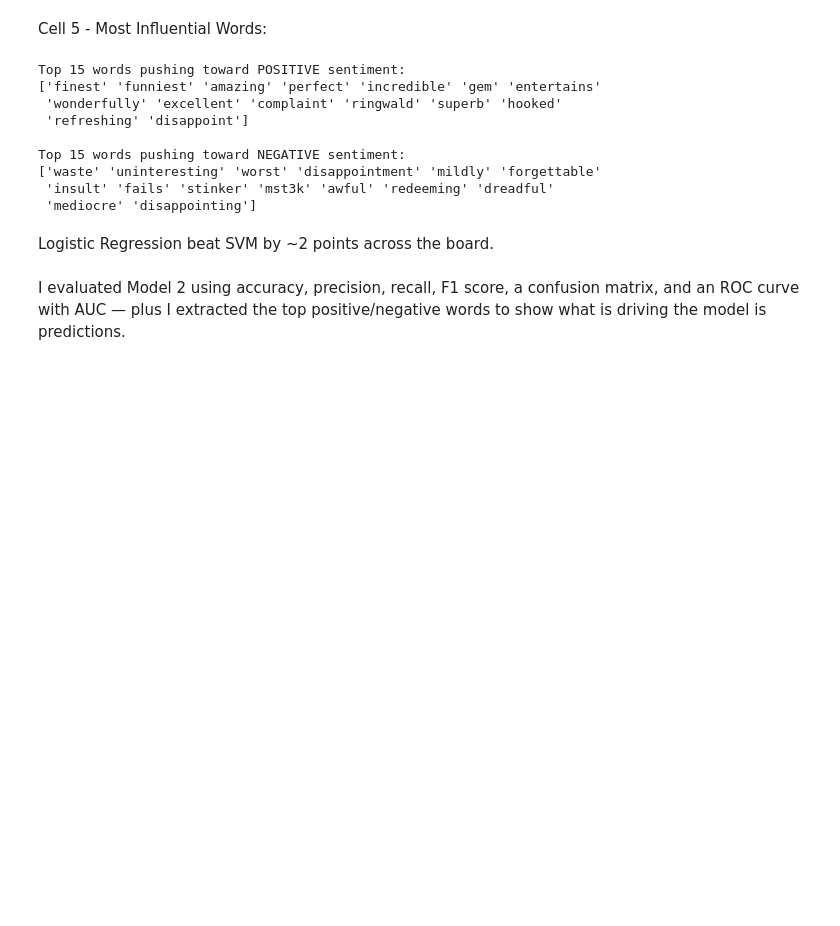
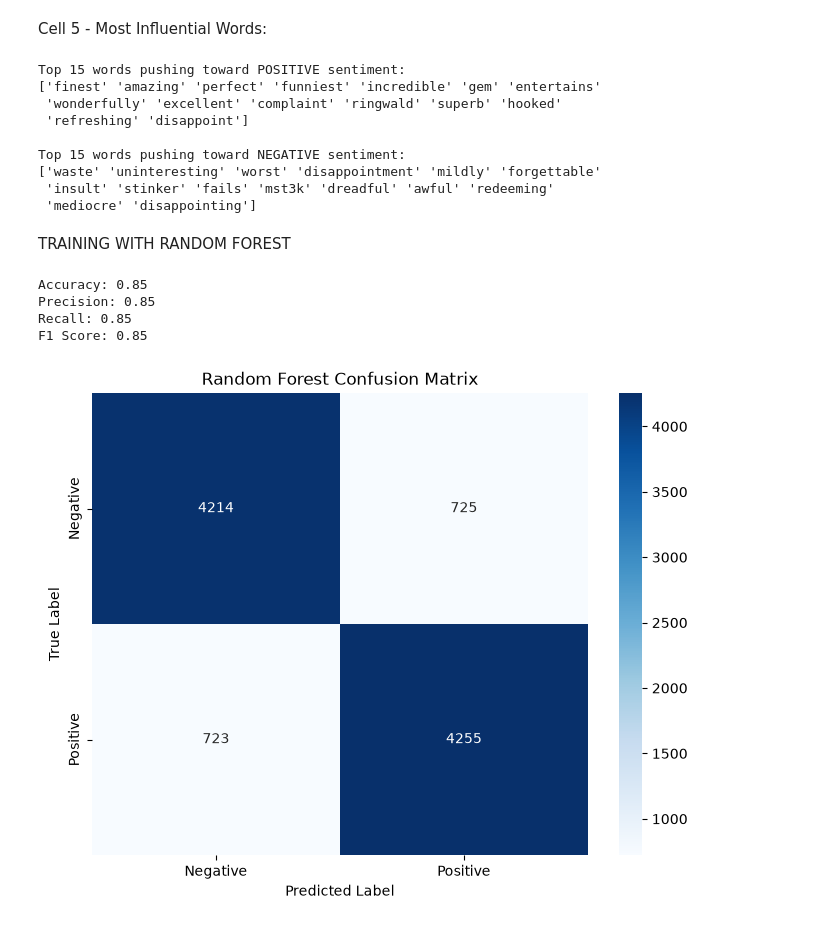
Before and after one commit to davidadeyi101-code/Capstone-project, a Jupyter notebook: notebook/sentiment_analyzer.ipynb, the cells around one changed output. Saved outputs shown, nothing was run; the diff lists cells and outputs as text; code cells hidden in the pictures; blank space fills up the shorter version.

Commit message:
Complete model

```diff
--- a/notebook/sentiment_analyzer.ipynb
+++ b/notebook/sentiment_analyzer.ipynb
@@ -106,13 +108,9 @@ X_test_vectorized = vectorizer.transform(X_test)
 # %%
 from sklearn.svm import LinearSVC
 # %%
-model = LinearSVC()
+svc_model = LinearSVC()
-# %%
-from sklearn.model_selection import train_test_split
-
-X_train, X_test, y_train, y_test= train_test_split(X, y, test_size=0.2, random_state=42)
 # %%
-model.fit(X_train_vectorized, y_train)
+svc_model.fit(X_train_vectorized, y_train)
 # %% [output]
 LinearSVC()
 # %%
@@ -285,15 +282,58 @@ print("\nTop 15 words pushing toward NEGATIVE sentiment:")
 print(feature_names[top_negative])
 # %% [output]
 Top 15 words pushing toward POSITIVE sentiment:
-['finest' 'funniest' 'amazing' 'perfect' 'incredible' 'gem' 'entertains'
+['finest' 'amazing' 'perfect' 'funniest' 'incredible' 'gem' 'entertains'
  'wonderfully' 'excellent' 'complaint' 'ringwald' 'superb' 'hooked'
  'refreshing' 'disappoint']
 
 Top 15 words pushing toward NEGATIVE sentiment:
 ['waste' 'uninteresting' 'worst' 'disappointment' 'mildly' 'forgettable'
- 'insult' 'fails' 'stinker' 'mst3k' 'awful' 'redeeming' 'dreadful'
+ 'insult' 'stinker' 'fails' 'mst3k' 'dreadful' 'awful' 'redeeming'
  'mediocre' 'disappointing']
-# %% [markdown]
-Logistic Regression beat SVM by ~2 points across the board.
-# %% [markdown]
-I evaluated Model 2 using accuracy, precision, recall, F1 score, a confusion matrix, and an ROC curve with AUC — plus I extracted the top positive/negative words to show what is driving the model is predictions.
+# %% [markdown]
+TRAINING WITH RANDOM FOREST
+# %%
+from sklearn.ensemble import RandomForestClassifier
+
+rf_model = RandomForestClassifier(random_state=42)
+
+rf_model.fit(X_train_vectorized, y_train)
+
+rf_pred = rf_model.predict(X_test_vectorized)
+
+rf_accuracy = accuracy_score(y_test, rf_pred)
+rf_precision = precision_score(y_test, rf_pred)
+rf_recall = recall_score(y_test, rf_pred)
+rf_f1 = f1_score(y_test, rf_pred)
+
+print(f"Accuracy: {rf_accuracy:.2f}")
+print(f"Precision: {rf_precision:.2f}")
+print(f"Recall: {rf_recall:.2f}")
+print(f"F1 Score: {rf_f1:.2f}")
+
+from sklearn.metrics import confusion_matrix
+import seaborn as sns
+import matplotlib.pyplot as plt
+
+rf_cm = confusion_matrix(y_test, rf_pred)
+
+plt.figure(figsize=(8, 6))
+sns.heatmap(
+    rf_cm,
+    annot=True,
+    fmt='d',
+    cmap='Blues',
+    xticklabels=['Negative', 'Positive'],
+    yticklabels=['Negative', 'Positive']
+)
+
+plt.xlabel('Predicted Label')
+plt.ylabel('True Label')
+plt.title('Random Forest Confusion Matrix')
+plt.show()
+# %% [output]
+Accuracy: 0.85
+Precision: 0.85
+Recall: 0.85
+F1 Score: 0.85
+[figure, added]
```
Also changed, not shown: parts of 18 cells of this notebook.
